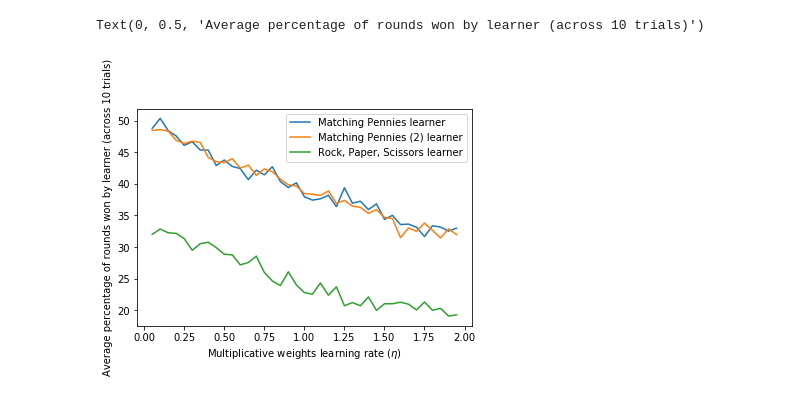
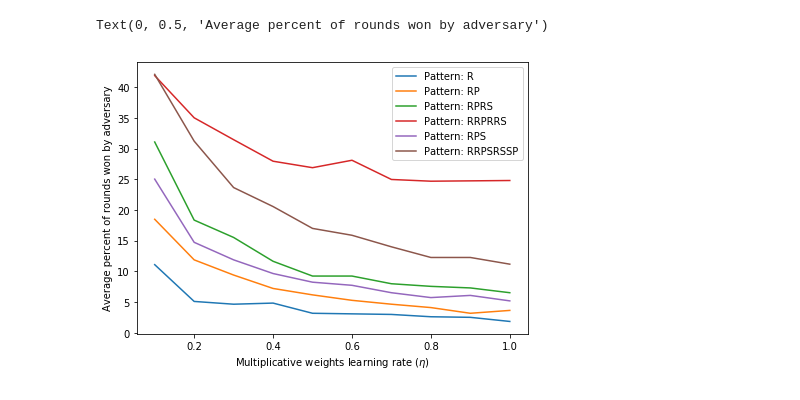
Before and after one commit to priscilla-lee/cos511_final_project, a Jupyter notebook: 511 Final Project Experiment Results.ipynb, the cells around one changed output. Drawn from its saved outputs; the diff is of its cells as text; code cells hidden in the pictures.

```diff
--- a/511 Final Project Experiment Results.ipynb
+++ b/511 Final Project Experiment Results.ipynb
@@ -30,34 +41,37 @@ Text(0, 0.5, 'Average adversary score (across 100 trials)')
-# %%
-import numpy as np
-
-# Adversaries: etas [0.05 --> 2, 0.05], count = 20
-etas = [0.05,0.1,0.15000000000000002,0.2,0.25,0.3,0.35,0.39999999999999997,0.44999999999999996,0.49999999999999994,0.5499999999999999,0.6,0.65,0.7000000000000001,0.7500000000000001,0.8000000000000002,0.8500000000000002,0.9000000000000002,0.9500000000000003,1.0000000000000002,1.0500000000000003,1.1000000000000003,1.1500000000000004,1.2000000000000004,1.2500000000000004,1.3000000000000005,1.3500000000000005,1.4000000000000006,1.4500000000000006,1.5000000000000007,1.5500000000000007,1.6000000000000008,1.6500000000000008,1.7000000000000008,1.7500000000000009,1.800000000000001,1.850000000000001,1.900000000000001,1.950000000000001]
-
-MP_userscore = np.array([96.8,93.95,97.55,98.7,99.5,99.05,99.3,100,100,99.45,100,100,100,100,100,100,100,100,100,100,100,100,100,100,100,100,100,100,100,100,100,100,100,100,100,100,100,100,100])
-MP_learnerscore = np.array([92.15,95.3,91.55,89.55,85.05,86.65,82.4,82.95,75.1,77.4,74.7,73.65,68.55,72.9,70.7,74.55,67.7,65.05,67.1,61.2,59.8,60.3,61.8,57.2,64.9,58.55,59.35,56.05,58.3,52.4,53.85,50.5,50.65,49.55,46.3,50.05,49.6,48.15,49.2])
-MP2_userscore = np.array([97.35,95.25,98.8,98.15,99.15,98.7,98.95,98.8,100,99.5,99.05,100,100,100,99.95,100,99.95,100,100,100,100,100,100,100,100,100,100,100,100,100,100,100,100,100,100,100,100,100,100])
-MP2_learnerscore = np.array([91.45,90.05,92.45,86.65,85.8,86.65,86.15,78.2,77.05,76.15,77.75,73.85,75.35,70.45,73.45,72.2,68.7,66.25,65.7,62.5,62.2,61.7,63.6,58.5,59.7,57.4,56.9,54.65,56.05,53.1,52.65,45.95,49.3,48.1,51.05,48.4,45.85,48.95,47])
-RPS_userscore = np.array([100,100,100,100,100,100,100,100,100,100,100,100,100,100,100,100,100,100,100,100,100,100,100,100,100,100,100,100,100,100,100,100,100,100,100,100,100,100,100])
-RPS_learnerscore = np.array([47.05,48.9,47.6,47.4,45.6,41.8,43.95,44.4,42.65,40.55,40.35,37.3,38,39.95,35.1,32.65,31.4,35.25,31.6,29.5,29.05,32.1,28.8,31.05,26.1,26.9,26.1,28.35,24.95,26.6,26.6,27,26.5,25.05,27.05,24.95,25.45,23.55,23.85])
-
-# Add up total number of rounds
-MP_total = MP_userscore + MP_learnerscore
-MP2_total = MP2_userscore + MP2_learnerscore
-RPS_total = RPS_userscore + RPS_learnerscore
-
-# Percentage of rounds won by the learner
-MP_percent = MP_learnerscore / MP_total * 100
-MP2_percent = MP2_learnerscore / MP2_total * 100
-RPS_percent = RPS_learnerscore / RPS_total * 100
-
-plt.plot(etas, MP_percent)
-plt.plot(etas, MP2_percent)
-plt.plot(etas, RPS_percent)
-
-plt.legend(["Matching Pennies learner", "Matching Pennies (2) learner", "Rock, Paper, Scissors learner"])
-plt.xlabel("Multiplicative weights learning rate ($\eta$)")
-plt.ylabel("Average percentage of rounds won by learner (across 10 trials)")
-# %% [output]
-Text(0, 0.5, 'Average percentage of rounds won by learner (across 10 trials)')
-[figure, removed]
+# %%
+# Rock, paper, scissors: etas [0.1 --> 1, 0.1], count = 10
+etas = [0.1,0.2,0.30000000000000004,0.4,0.5,0.6,0.7,0.7999999999999999,0.8999999999999999,0.9999999999999999]
+learnerscore = [100,100,100,100,100,100,100,100,100,100]
+
+# Data collected from running experiments
+userscore0 = np.array([12.5,5.4,4.9,5.1,3.3,3.2,3.1,2.7,2.6,1.9])
+userscore01 = np.array([22.7,13.5,10.4,7.8,6.6,5.6,4.9,4.3,3.3,3.8])
+userscore0102 = np.array([45.1,22.5,18.4,13.2,10.2,10.2,8.7,8.2,7.9,7])
+userscore001002 = np.array([72.1,53.9,45.9,38.8,36.8,39.1,33.3,32.8,32.9,33])
+userscore012 = np.array([33.4,17.3,13.5,10.7,9,8.4,7,6.1,6.5,5.5])
+userscore00120221 = np.array([72.7,45.4,31,25.9,20.5,18.9,16.3,14,14,12.6])
+
+# Convert to percentages
+userscore0 = userscore0 / (userscore0 + 100) * 100
+userscore01 = userscore01 / (userscore01 + 100) * 100
+userscore0102 = userscore0102 / (userscore0102 + 100) * 100
+userscore001002 = userscore001002 / (userscore001002 + 100) * 100
+userscore012 = userscore012 / (userscore012 + 100) * 100
+userscore00120221 = userscore00120221 / (userscore00120221 + 100) * 100
+
+# Plot percentages
+plt.figure(figsize=(7,5))
+plt.plot(etas, userscore0)
+plt.plot(etas, userscore01)
+plt.plot(etas, userscore0102)
+plt.plot(etas, userscore001002)
+plt.plot(etas, userscore012)
+plt.plot(etas, userscore00120221)
+
+plt.legend(["Pattern: R", "Pattern: RP", "Pattern: RPRS", "Pattern: RRPRRS", "Pattern: RPS", "Pattern: RRPSRSSP"])
+plt.xlabel("Multiplicative weights learning rate ($\eta$)")
+plt.ylabel("Average percent of rounds won by adversary")
+# %% [output]
+Text(0, 0.5, 'Average percent of rounds won by adversary')
+[figure, added]
 # %%
```
Also changed, not shown: parts of 13 cells of this notebook, 11 other files.
